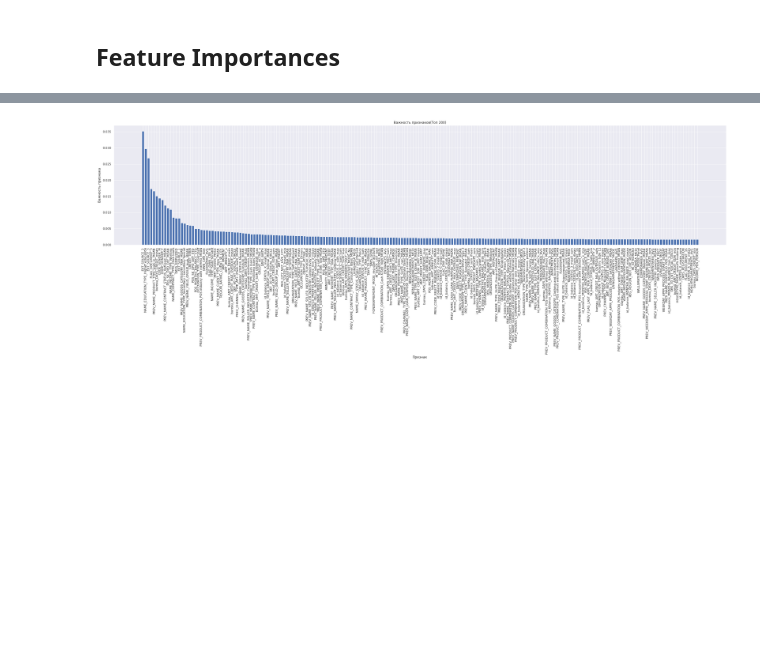
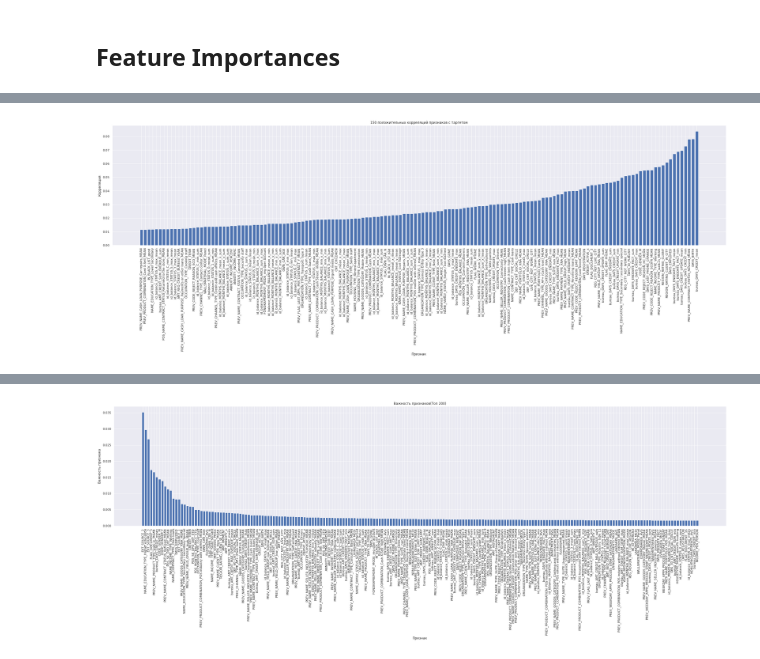
Before and after one commit to artakhm/HomeCredit, a Jupyter notebook: home_credit.ipynb, the cells around one changed output, grey strips where cells are left out. Drawn from its saved outputs; the diff is of its cells as text; code cells hidden in the pictures; blank space fills up the shorter version.

```diff
--- a/home_credit.ipynb
+++ b/home_credit.ipynb
@@ -61,2 +90,13 @@ y=train['TARGET']
+# %%
+plt.figure(figsize=(40, 8))
+plt.xlabel('Признак')
+plt.ylabel('Корреляция')
+plt.title('150 положительных корреляций признаков с таргетом')
+plt.bar(correlations.index[-150:-1], correlations[-150:-1])
+plt.xticks(rotation=90)
+plt.savefig('corr1')
+plt.show()
+# %% [output]
+[figure, added]
 # %%
 gb_clf = XGBClassifier(n_estimators=1000,  tree_method='gpu_hist', objective= 'binary:logistic', eval_metric='auc', scale_pos_weight=balance).fit(X_train, y_train)
```
Also changed, not shown: parts of 9 cells of this notebook.
